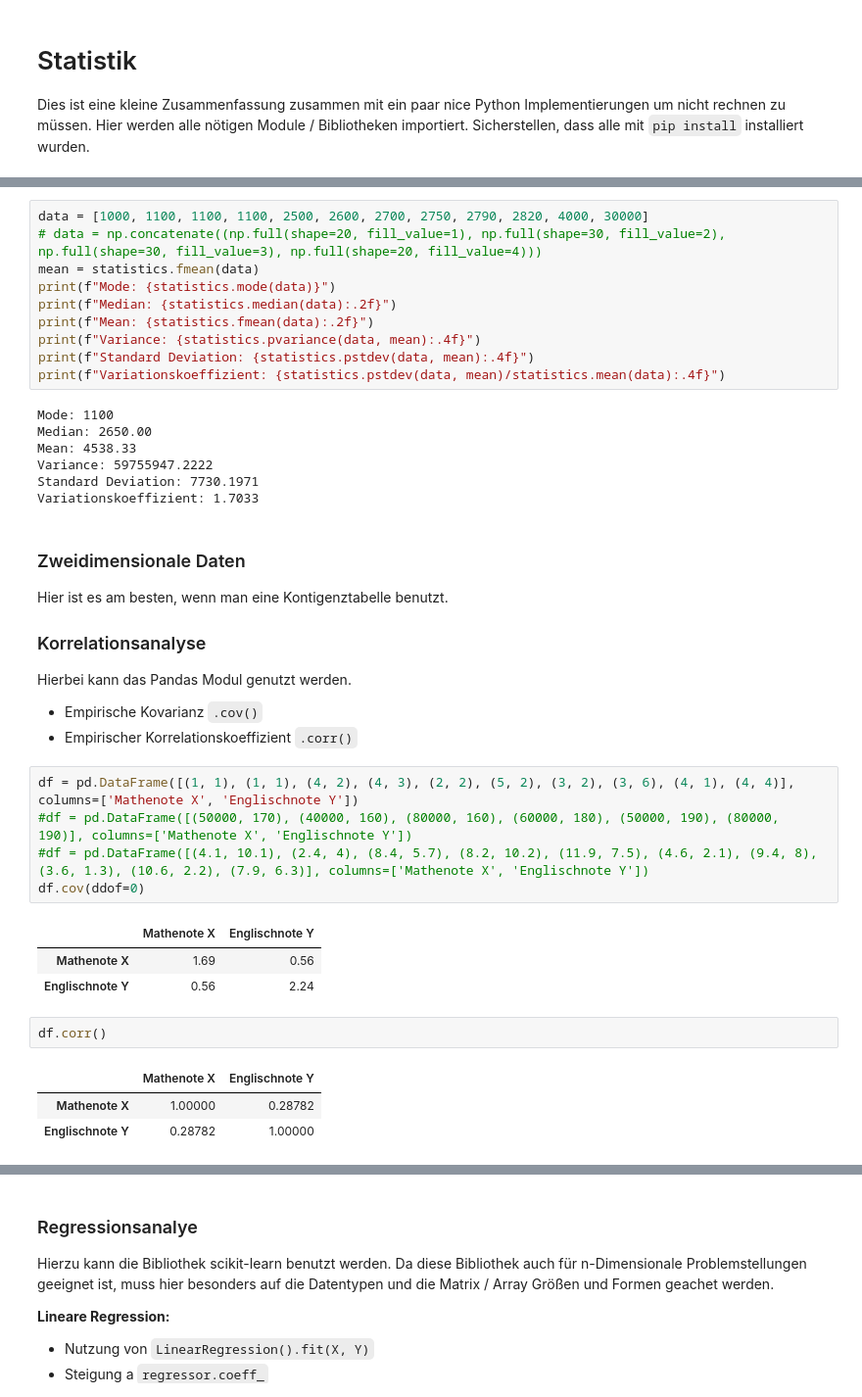
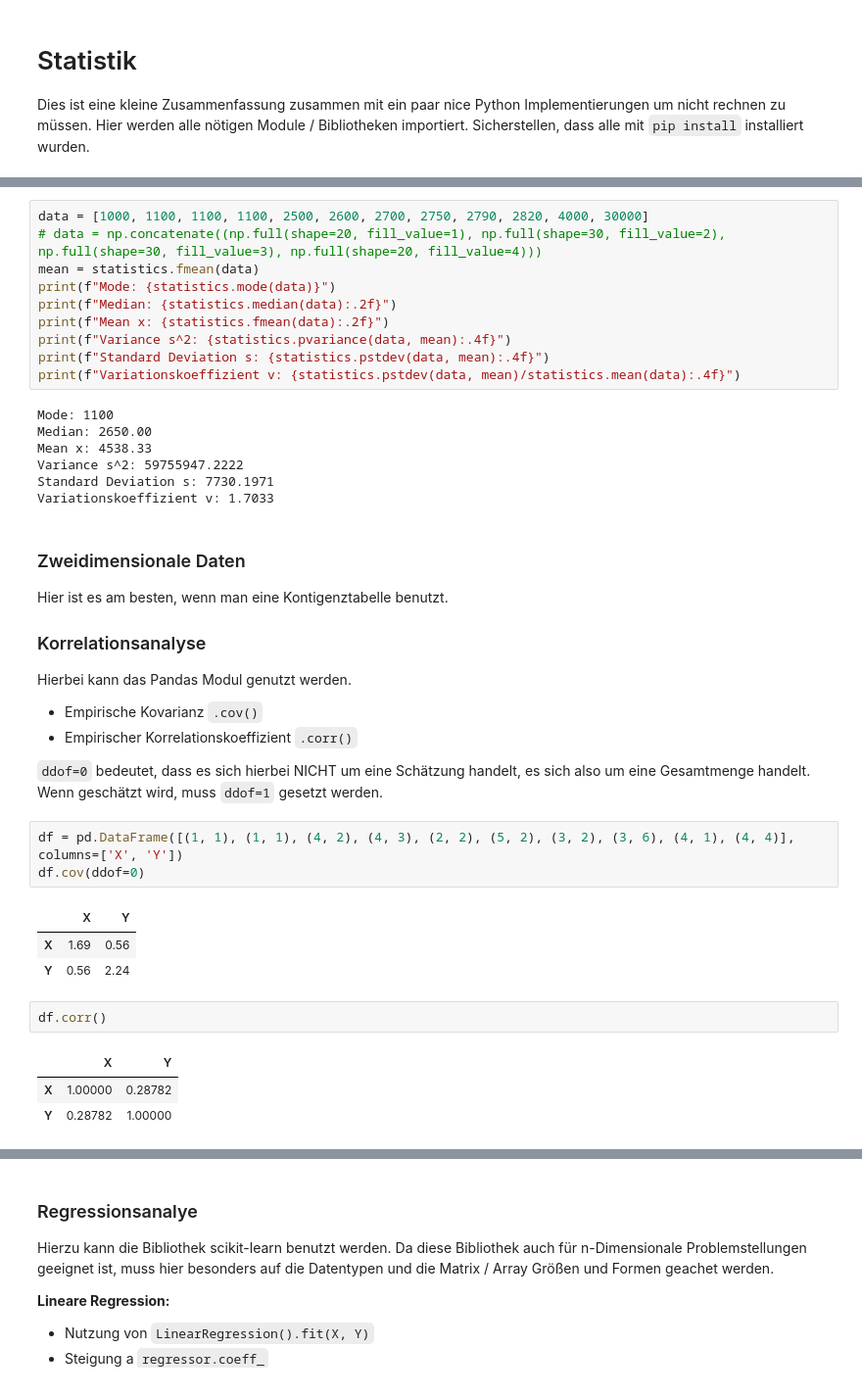
Before and after one commit to relativityhd/KLR-Cheats, a Jupyter notebook: Statistik/statistik.ipynb, the cells around one changed output, grey strips where cells are left out. Shown at 98% size. Drawn from its saved outputs; the diff is of its cells as text.

```diff
--- a/Statistik/statistik.ipynb
+++ b/Statistik/statistik.ipynb
@@ -67,17 +70,17 @@ data = [1000, 1100, 1100, 1100, 2500, 2600, 2700, 2750, 2790, 2820, 4000, 30000]
 mean = statistics.fmean(data)
 print(f"Mode: {statistics.mode(data)}")
 print(f"Median: {statistics.median(data):.2f}")
-print(f"Mean: {statistics.fmean(data):.2f}")
-print(f"Variance: {statistics.pvariance(data, mean):.4f}")
-print(f"Standard Deviation: {statistics.pstdev(data, mean):.4f}")
-print(f"Variationskoeffizient: {statistics.pstdev(data, mean)/statistics.mean(data):.4f}")
+print(f"Mean x: {statistics.fmean(data):.2f}")
+print(f"Variance s^2: {statistics.pvariance(data, mean):.4f}")
+print(f"Standard Deviation s: {statistics.pstdev(data, mean):.4f}")
+print(f"Variationskoeffizient v: {statistics.pstdev(data, mean)/statistics.mean(data):.4f}")
 # %% [output]
 Mode: 1100
 Median: 2650.00
-Mean: 4538.33
-Variance: 59755947.2222
-Standard Deviation: 7730.1971
-Variationskoeffizient: 1.7033
+Mean x: 4538.33
+Variance s^2: 59755947.2222
+Standard Deviation s: 7730.1971
+Variationskoeffizient v: 1.7033
 # %% [markdown]
 ### Zweidimensionale Daten
 
@@ -89,18 +92,18 @@ Hierbei kann das Pandas Modul genutzt werden.
 
 - Empirische Kovarianz `.cov()`
 - Empirischer Korrelationskoeffizient `.corr()`
+
+`ddof=0` bedeutet, dass es sich hierbei NICHT um eine Schätzung handelt, es sich also um eine Gesamtmenge handelt. Wenn geschätzt wird, muss `ddof=1` gesetzt werden.
 # %%
-df = pd.DataFrame([(1, 1), (1, 1), (4, 2), (4, 3), (2, 2), (5, 2), (3, 2), (3, 6), (4, 1), (4, 4)], columns=['Mathenote X', 'Englischnote Y'])
-#df = pd.DataFrame([(50000, 170), (40000, 160), (80000, 160), (60000, 180), (50000, 190), (80000, 190)], columns=['Mathenote X', 'Englischnote Y'])
-#df = pd.DataFrame([(4.1, 10.1), (2.4, 4), (8.4, 5.7), (8.2, 10.2), (11.9, 7.5), (4.6, 2.1), (9.4, 8), (3.6, 1.3), (10.6, 2.2), (7.9, 6.3)], columns=['Mathenote X', 'Englischnote Y'])
+df = pd.DataFrame([(1, 1), (1, 1), (4, 2), (4, 3), (2, 2), (5, 2), (3, 2), (3, 6), (4, 1), (4, 4)], columns=['X', 'Y'])
 df.cov(ddof=0)
 # %% [output]
-|  | Mathenote X | Englischnote Y |
-| Mathenote X | 1.69 | 0.56 |
-| Englischnote Y | 0.56 | 2.24 |
+|  | X | Y |
+| X | 1.69 | 0.56 |
+| Y | 0.56 | 2.24 |
 # %%
 df.corr()
 # %% [output]
-|  | Mathenote X | Englischnote Y |
-| Mathenote X | 1.00000 | 0.28782 |
-| Englischnote Y | 0.28782 | 1.00000 |
+|  | X | Y |
+| X | 1.00000 | 0.28782 |
+| Y | 0.28782 | 1.00000 |
```
Also changed, not shown: parts of 13 cells of this notebook.
